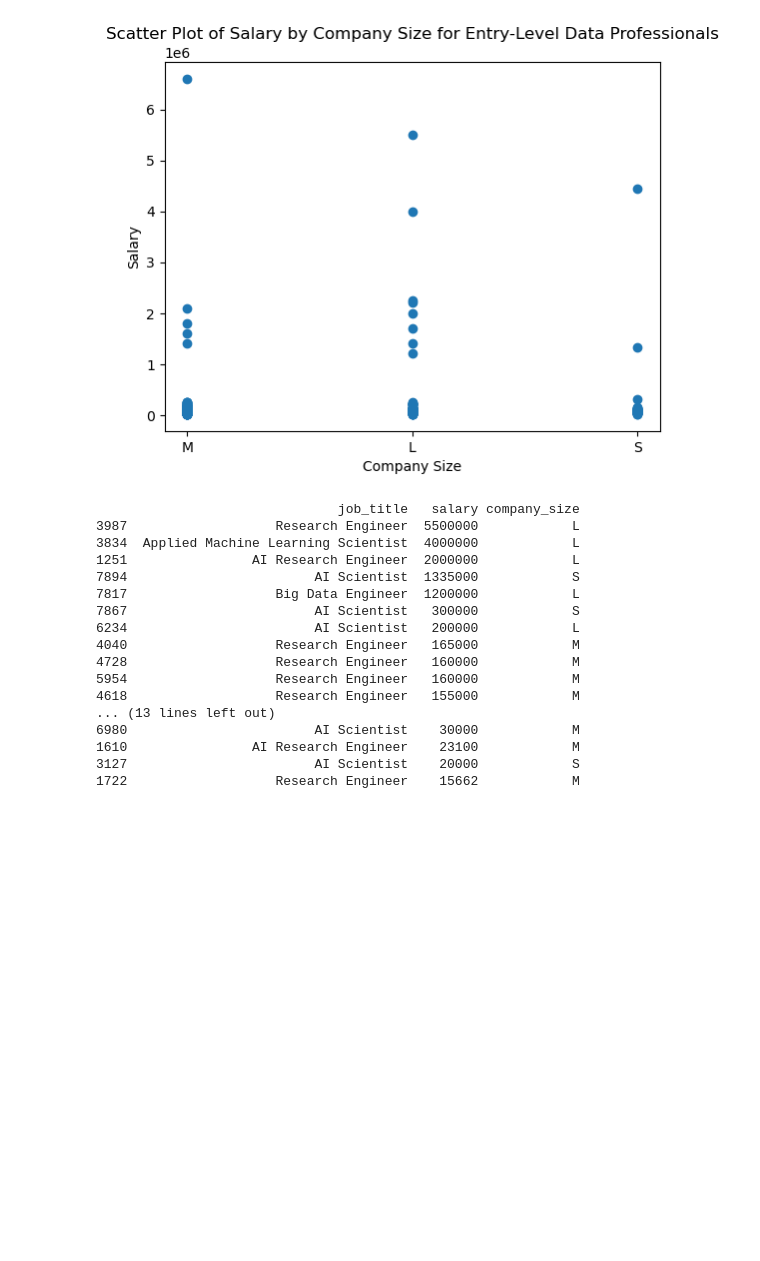
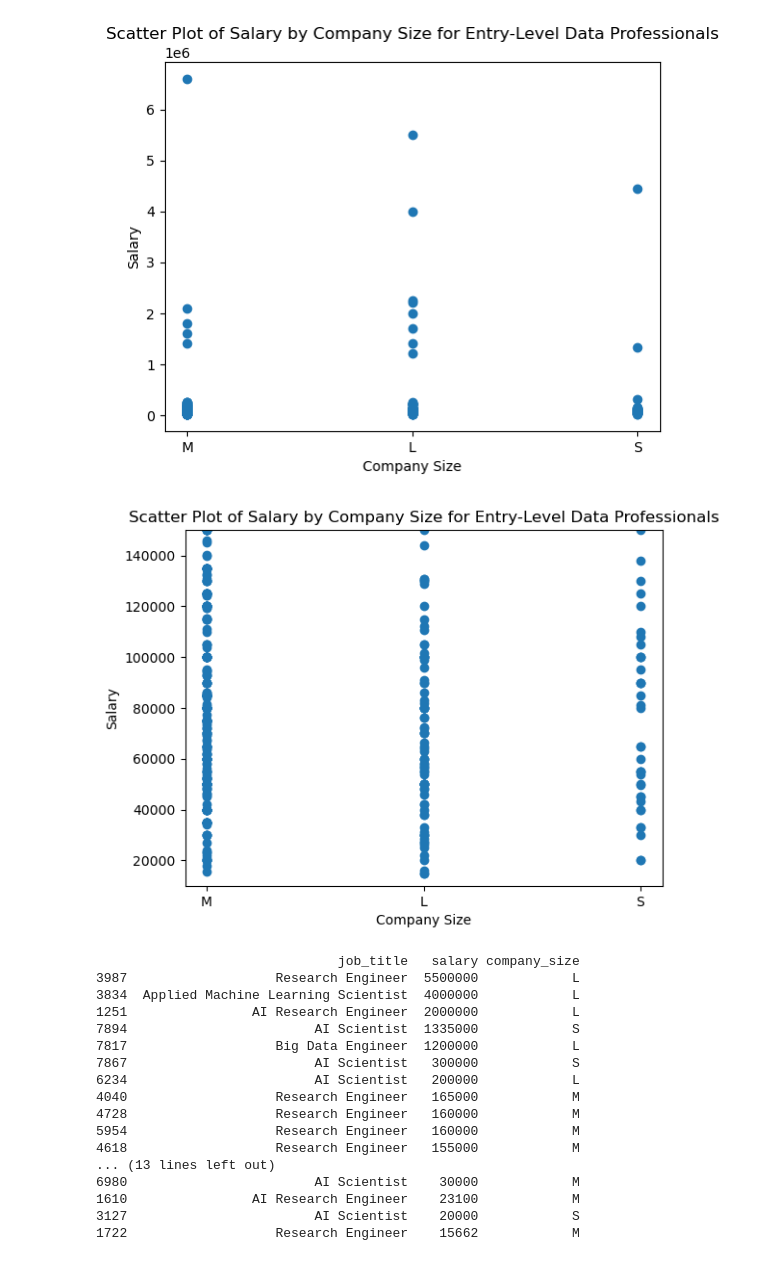
Before and after one commit to christian-a-smith/project-1, a Jupyter notebook: Company Size/question-1_company size.ipynb, the cells around one changed output. Cells and saved outputs as stored; diff of their text form; code cells hidden in the pictures; blank space fills up the shorter version.

```diff
--- a/question-1/question-1_company size.ipynb
+++ b/Company Size/question-1_company size.ipynb
@@ -109,6 +135,23 @@ plt.xticks(rotation=0)
 plt.show()
 # %% [output]
 [figure]
+# %%
+# Specify upper and lower bounds
+lower_bound = 10000
+upper_bound = 150000
+
+plt.scatter(data_salaries_da_en_df['company_size'], data_salaries_da_en_df['salary'])
+plt.title("Scatter Plot of Salary by Company Size for Entry-Level Data Professionals")
+plt.xlabel("Company Size")
+plt.ylabel("Salary")
+plt.xticks(rotation=0)
+
+# Set the upper and lower bounds for the y-axis
+plt.ylim(lower_bound, upper_bound)
+
+plt.show()
+# %% [output]
+[figure, added]
 # %%
 # Filter the DataFrame to get only entry-level data professionals
 entry_level_df = data_salaries_df[data_salaries_df['experience_level'] == 'EN']
```
Also changed, not shown: parts of 5 cells of this notebook.
